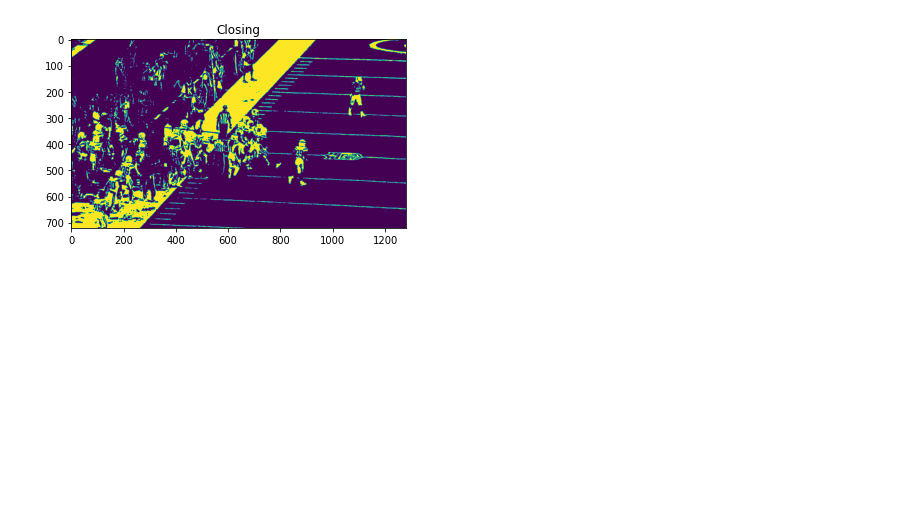
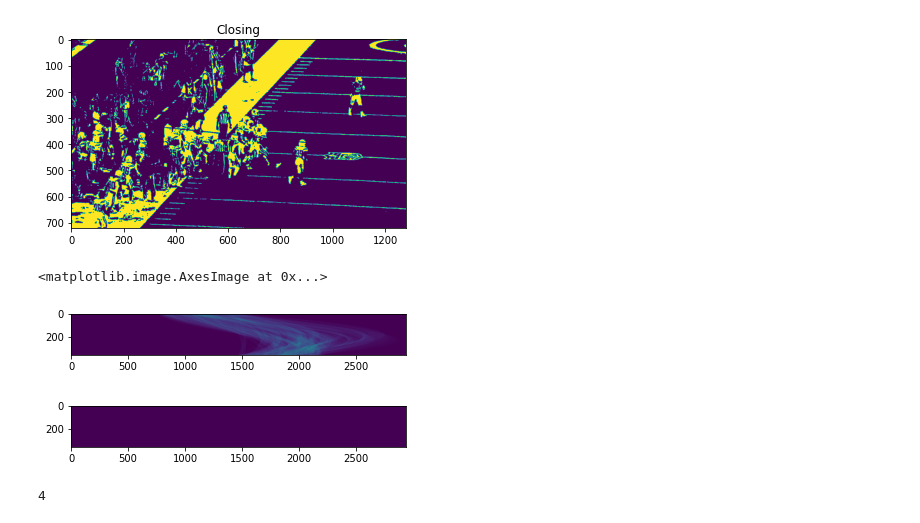
Before and after one commit to prenassipaolo/kaggle_nfl_2021, a Jupyter notebook: test_notebook_hough.ipynb, the cells around one changed output. Saved outputs shown, nothing was run; the diff lists cells and outputs as text; code cells hidden in the pictures; blank space fills up the shorter version.

```diff
--- a/test_notebook_hough.ipynb
+++ b/test_notebook_hough.ipynb
@@ -267,0 +282,9 @@ plt.show()
+# %%
+from skimage.transform import hough_line, hough_line_peaks
+tested_angles = np.linspace(-np.pi / 2, np.pi / 2, 360, endpoint=False)
+h, theta, d = hough_line(dilated, theta=tested_angles)
+# %%
+plt.imshow(h.T)
+# %% [output]
+<matplotlib.image.AxesImage at 0x...>
+[figure, added]
@@ -267,0 +297,9 @@ plt.show()
+# %%
+plt.imshow((h>t_hough).astype(int).T)
+plt.show()
+# %% [output]
+[figure, added]
+# %%
+(h>t_hough).astype(int).sum().sum()
+# %% [output]
+4
```
Also changed, not shown: parts of 10 cells of this notebook.
